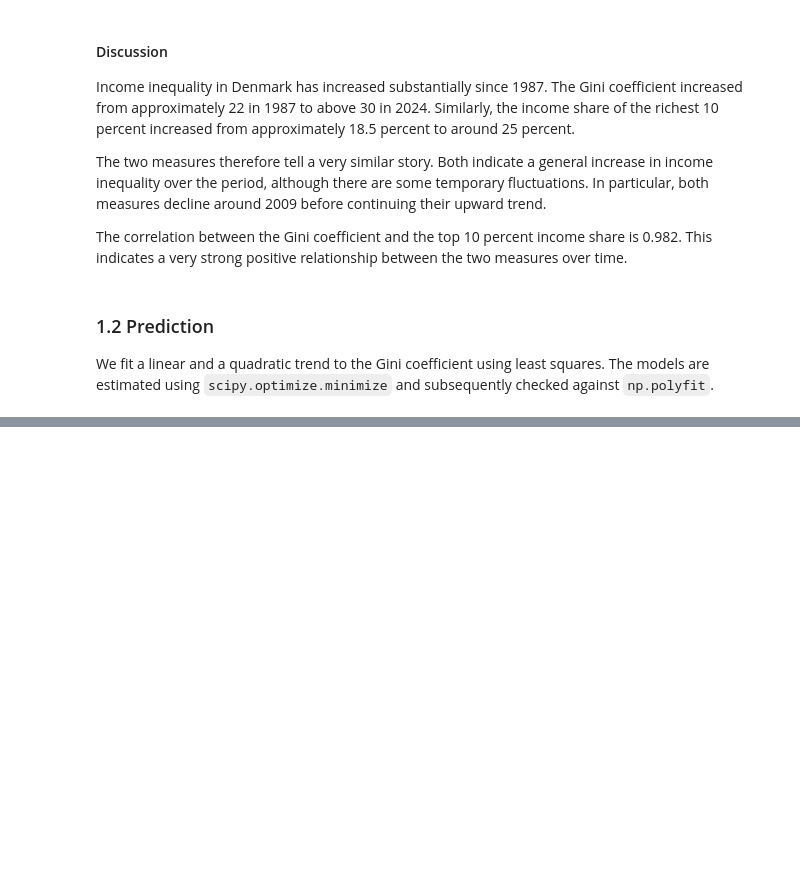
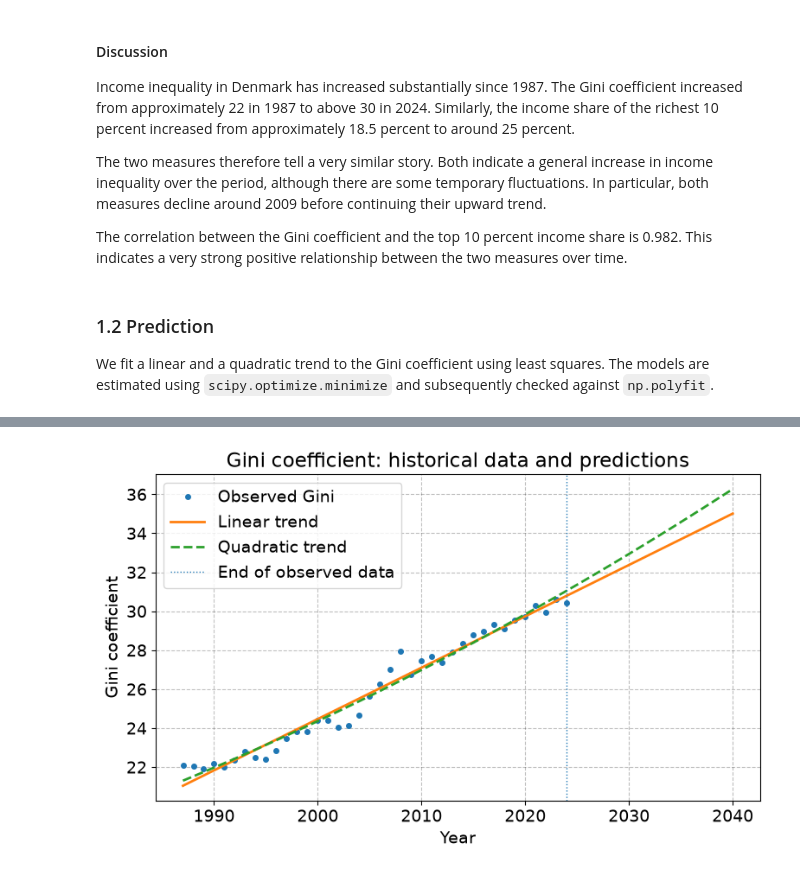
Before and after one commit to OttoBengtson/programming-for-economists, a Jupyter notebook: Data_Project_Version_1.ipynb, the cells around one changed output, grey strips where cells are left out. Saved outputs shown, nothing was run; the diff lists cells and outputs as text; code cells hidden in the pictures; blank space fills up the shorter version.

```diff
--- a/Data_Project_Version_1.ipynb
+++ b/Data_Project_Version_1.ipynb
@@ -363,0 +379,18 @@ and subsequently checked against `np.polyfit`.
+# %%
+# b. define objective function
+
+def objective(beta, t, y):
+    """Calculate the sum of squared residuals for a polynomial trend."""
+
+    # i. initialize predicted values
+    y_hat = np.zeros(len(t))
+
+    # ii. calculate polynomial prediction
+    for k in range(len(beta)):
+        y_hat += beta[k] * t**k
+
+    # iii. calculate residuals
+    residuals = y - y_hat
+
+    # iv. return sum of squared residuals
+    return np.sum(residuals**2)
@@ -363,0 +551,71 @@ and subsequently checked against `np.polyfit`.
+# %%
+# f. plot historical data and predictions
+
+# a. create years from 1987 to 2040
+years_plot = np.arange(1987, 2041)
+
+# b. convert years to years since 1987
+t_plot = years_plot - 1987
+
+# c. calculate fitted and predicted values
+gini_linear_plot = (
+    beta_linear[0]
+    + beta_linear[1] * t_plot
+)
+
+gini_quadratic_plot = (
+    beta_quadratic[0]
+    + beta_quadratic[1] * t_plot
+    + beta_quadratic[2] * t_plot**2
+)
+
+# d. create figure
+fig = plt.figure(figsize=(8,5))
+ax = fig.add_subplot(1,1,1)
+
+# e. plot historical Gini observations
+ax.plot(
+    gini['year'],
+    gini['gini'],
+    ls='',
+    marker='o',
+    markersize=4,
+    label='Observed Gini'
+)
+
+# f. plot linear trend
+ax.plot(
+    years_plot,
+    gini_linear_plot,
+    lw=2,
+    label='Linear trend'
+)
+
+# g. plot quadratic trend
+ax.plot(
+    years_plot,
+    gini_quadratic_plot,
+    lw=2,
+    ls='--',
+    label='Quadratic trend'
+)
+
+# h. indicate where prediction period begins
+ax.axvline(
+    2024,
+    lw=1,
+    ls=':',
+    label='End of observed data'
+)
+
+# i. labels
+ax.set_title('Gini coefficient: historical data and predictions')
+ax.set_xlabel('Year')
+ax.set_ylabel('Gini coefficient')
+
+# j. legend
+ax.legend()
+
+fig.tight_layout()
+# %% [output]
+[figure, added]
```
Also changed, not shown: parts of 7 cells of this notebook.
